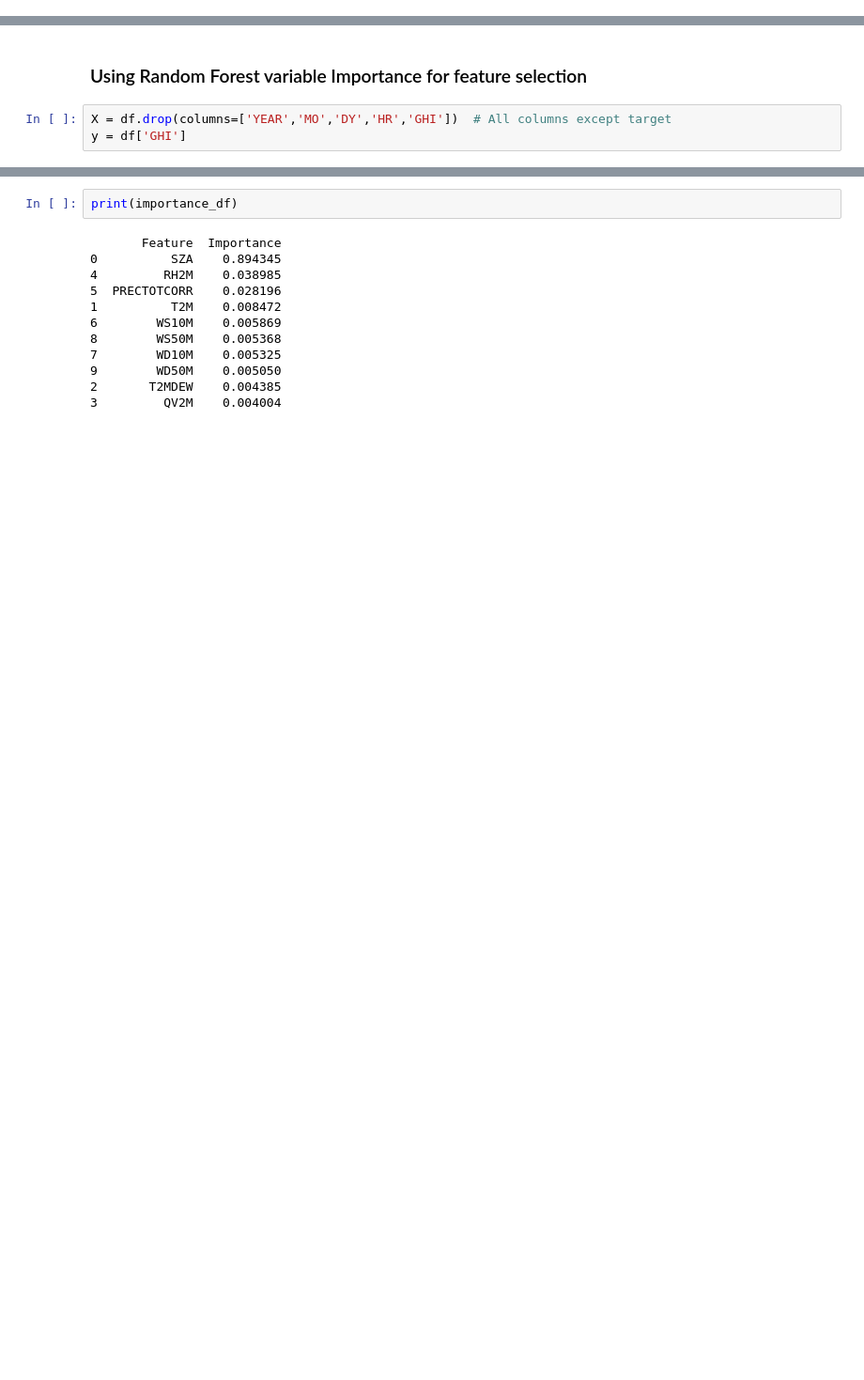
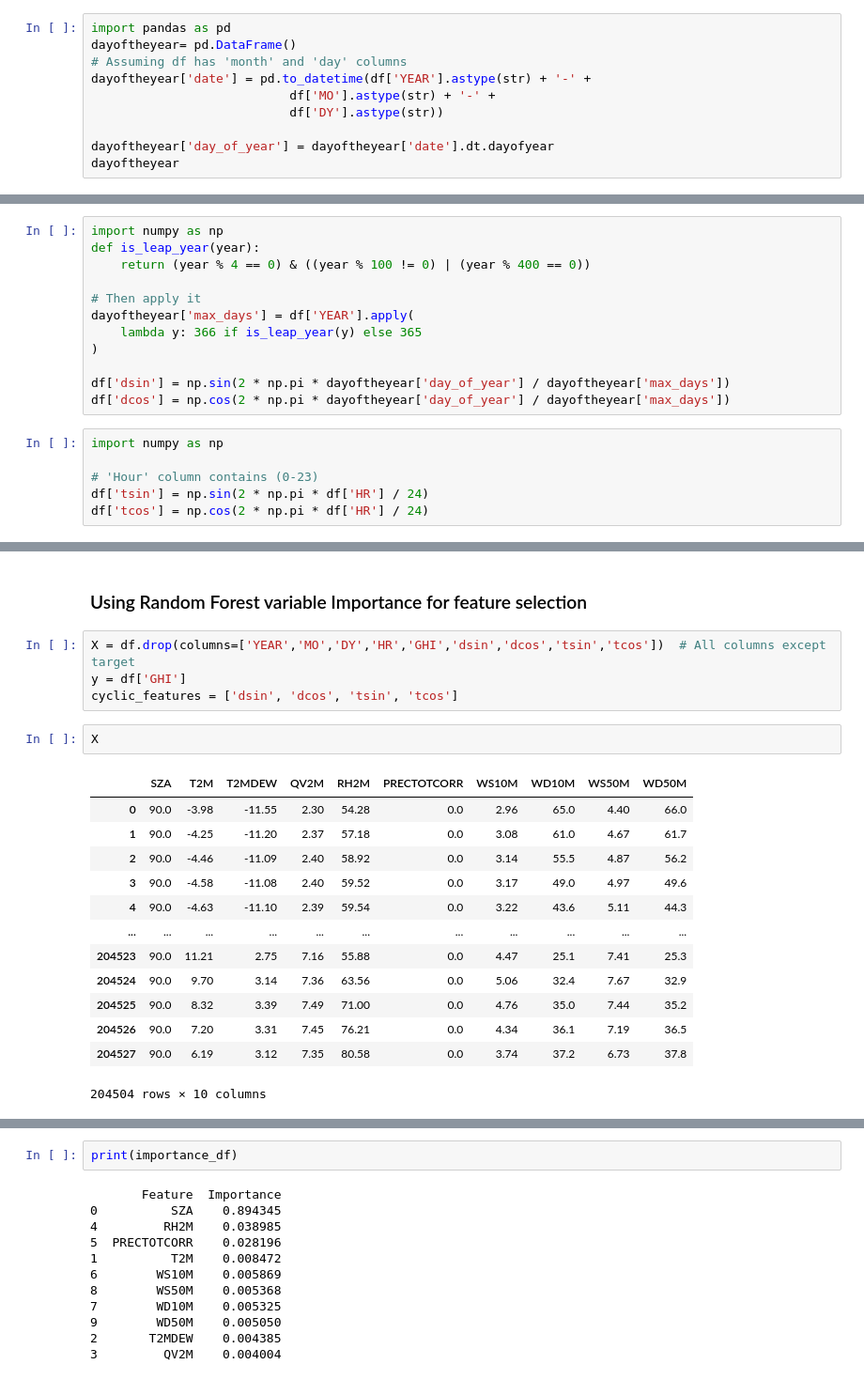
Before and after one commit to fairuznawar122/Solar-Radiation-Forecast, a Jupyter notebook: Solar_Radiation_Forecast.ipynb, the cells around one changed output, grey strips where cells are left out. Shown at 94% size. Cells and saved outputs as stored; diff of their text form; blank space fills up the shorter version.

```diff
--- a/Solar_Radiation_Forecast.ipynb
+++ b/Solar_Radiation_Forecast.ipynb
@@ -182,0 +187,10 @@ df
+# %%
+import pandas as pd
+dayoftheyear= pd.DataFrame()
+# Assuming df has 'month' and 'day' columns
+dayoftheyear['date'] = pd.to_datetime(df['YEAR'].astype(str) + '-' +
+                           df['MO'].astype(str) + '-' +
+                           df['DY'].astype(str))
+
+dayoftheyear['day_of_year'] = dayoftheyear['date'].dt.dayofyear
+dayoftheyear
@@ -182,0 +213,18 @@ df
+# %%
+import numpy as np
+def is_leap_year(year):
+    return (year % 4 == 0) & ((year % 100 != 0) | (year % 400 == 0))
+
+# Then apply it
+dayoftheyear['max_days'] = df['YEAR'].apply(
+    lambda y: 366 if is_leap_year(y) else 365
+)
+
+df['dsin'] = np.sin(2 * np.pi * dayoftheyear['day_of_year'] / dayoftheyear['max_days'])
+df['dcos'] = np.cos(2 * np.pi * dayoftheyear['day_of_year'] / dayoftheyear['max_days'])
+# %%
+import numpy as np
+
+# 'Hour' column contains (0-23)
+df['tsin'] = np.sin(2 * np.pi * df['HR'] / 24)
+df['tcos'] = np.cos(2 * np.pi * df['HR'] / 24)
@@ -183,8 +247,25 @@ df
 # %% [markdown]
 ### Using Random Forest variable Importance for feature selection
 # %%
-X = df.drop(columns=['YEAR','MO','DY','HR','GHI'])  # All columns except target
+X = df.drop(columns=['YEAR','MO','DY','HR','GHI','dsin','dcos','tsin','tcos'])  # All columns except target
 y = df['GHI']
+cyclic_features = ['dsin', 'dcos', 'tsin', 'tcos']
+# %%
+X
+# %% [output]
+|  | SZA | T2M | T2MDEW | QV2M | RH2M | PRECTOTCORR | WS10M | WD10M | WS50M | WD50M |
+| 0 | 90.0 | -3.98 | -11.55 | 2.30 | 54.28 | 0.0 | 2.96 | 65.0 | 4.40 | 66.0 |
+| 1 | 90.0 | -4.25 | -11.20 | 2.37 | 57.18 | 0.0 | 3.08 | 61.0 | 4.67 | 61.7 |
+| 2 | 90.0 | -4.46 | -11.09 | 2.40 | 58.92 | 0.0 | 3.14 | 55.5 | 4.87 | 56.2 |
+| 3 | 90.0 | -4.58 | -11.08 | 2.40 | 59.52 | 0.0 | 3.17 | 49.0 | 4.97 | 49.6 |
+| 4 | 90.0 | -4.63 | -11.10 | 2.39 | 59.54 | 0.0 | 3.22 | 43.6 | 5.11 | 44.3 |
+| ... | ... | ... | ... | ... | ... | ... | ... | ... | ... | ... |
+| 204523 | 90.0 | 11.21 | 2.75 | 7.16 | 55.88 | 0.0 | 4.47 | 25.1 | 7.41 | 25.3 |
+| 204524 | 90.0 | 9.70 | 3.14 | 7.36 | 63.56 | 0.0 | 5.06 | 32.4 | 7.67 | 32.9 |
+| 204525 | 90.0 | 8.32 | 3.39 | 7.49 | 71.00 | 0.0 | 4.76 | 35.0 | 7.44 | 35.2 |
+| 204526 | 90.0 | 7.20 | 3.31 | 7.45 | 76.21 | 0.0 | 4.34 | 36.1 | 7.19 | 36.5 |
+| 204527 | 90.0 | 6.19 | 3.12 | 7.35 | 80.58 | 0.0 | 3.74 | 37.2 | 6.73 | 37.8 |
+204504 rows × 10 columns
 # %%
 from sklearn.ensemble import RandomForestRegressor
 from sklearn.metrics import mean_squared_error
```
Also changed, not shown: parts of 9 cells of this notebook.
